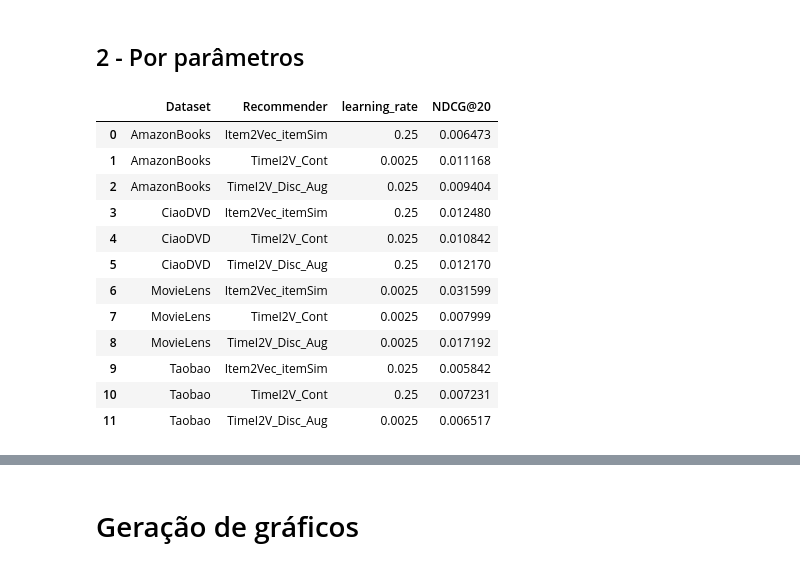
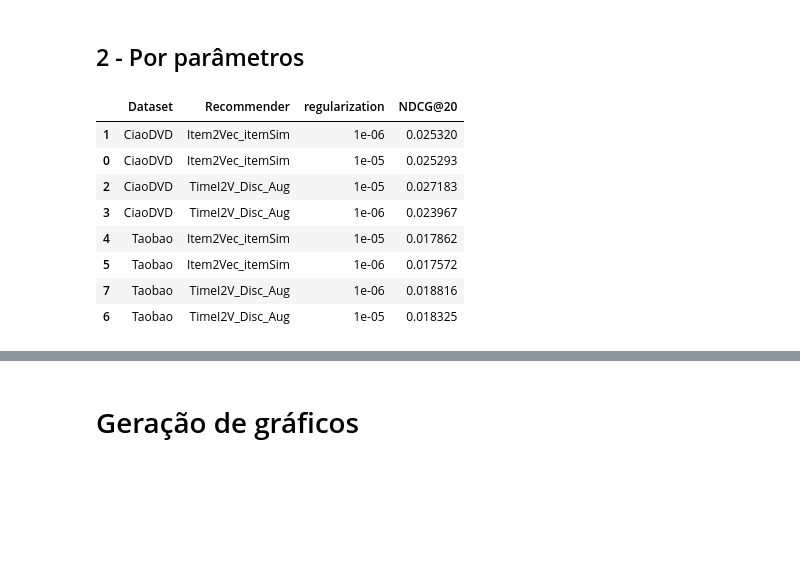
Before and after one commit to UFSCar-LaSID/tai2vec, a Jupyter notebook: Graficos_Bracis.ipynb, the cells around one changed output, grey strips where cells are left out. Saved outputs shown, nothing was run; the diff lists cells and outputs as text; code cells hidden in the pictures; blank space fills up the shorter version.

```diff
--- a/Graficos_Bracis.ipynb
+++ b/Graficos_Bracis.ipynb
@@ -59,7 +28,7 @@ best_column = 'NDCG@15'
 metric_type = ["Prec", "Rec", "F1_Score", "Hit_Rate", "NDCG"]
 top_k = [3, 5, 10, 20]
 
-main_path = "results/metrics/test"
+main_path = "results/metrics/validation"
 main_file = os.listdir(main_path)
 
 dataframes = []
@@ -85,10 +54,20 @@ metrics_df = pd.concat(dataframes, ignore_index=True)
 if (best_column == 'Mean'):
     metrics_df.insert(3,'Mean', metrics_df.mean(axis=1))
 
+param_dicts = metrics_df['Parameters'].str.split('@').apply(
+    lambda x: dict(param.split('=') for param in x)
+)
+
+params_df = pd.DataFrame(param_dicts.tolist())
+metrics_df = pd.concat([metrics_df, params_df], axis=1)
+#metrics_df.drop(columns=['Parameters'], inplace=True)
+
 if best_column in metrics_df.columns:
-    saida = metrics_df.loc[metrics_df.reset_index().groupby(['Dataset', 'Recommender'])[best_column].idxmax()].reset_index(drop=True)
+    best_metrics_df = metrics_df.loc[metrics_df.reset_index().groupby(['Dataset', 'Recommender'])[best_column].idxmax()].reset_index(drop=True)
 else:
     raise Exception("Coluna '" + best_column + "' não encontrada")
+
+metrics_df = metrics_df[['Dataset', 'Recommender', 'NDCG@20'] + list(params_df.columns)]
 # %% [markdown]
 # Análise de resultados
 # %% [markdown]
@@ -115,44 +96,33 @@ display(df_display)
 # %% [markdown]
 ## 2 - Por parâmetros
 # %%
-pd.set_option('display.max_rows', 100)
+pd.set_option('display.max_rows', 300)
 
 def metrics_per_parameter(df, df_name, parameters):
-
-    def extract_parameter_value(param_str, target_param):
-        params = dict(item.split('=') for item in param_str.split('@'))
-        return params.get(target_param, None)
 
     if df_name != 'all':
         df = df[df['Dataset'] == df_name].copy()
 
     df = df[df['Recommender'] != 'ALS']
     df = df[df['Recommender'] != 'BPR']
-
-    for parameter_name in parameters:
-        df[parameter_name] = df['Parameters'].apply(lambda x: extract_parameter_value(x, parameter_name))
 
     best_values = (
         df.groupby(['Dataset', 'Recommender'] + parameters)['NDCG@20']
         .max()
         .reset_index()
         .sort_values(by=['Dataset', 'Recommender', 'NDCG@20'], ascending=[True, True, False])
     )
 
     return best_values
 
-metrics_per_parameter(metrics_df, 'all', ['learning_rate'])
+metrics_per_parameter(metrics_df, 'all', ['regularization'])
 # %% [output]
-|  | Dataset | Recommender | learning_rate | NDCG@20 |
-| 0 | AmazonBooks | Item2Vec_itemSim | 0.25 | 0.006473 |
-| 1 | AmazonBooks | TimeI2V_Cont | 0.0025 | 0.011168 |
-| 2 | AmazonBooks | TimeI2V_Disc_Aug | 0.025 | 0.009404 |
-| 3 | CiaoDVD | Item2Vec_itemSim | 0.25 | 0.012480 |
-| 4 | CiaoDVD | TimeI2V_Cont | 0.025 | 0.010842 |
-| 5 | CiaoDVD | TimeI2V_Disc_Aug | 0.25 | 0.012170 |
-| 6 | MovieLens | Item2Vec_itemSim | 0.0025 | 0.031599 |
-| 7 | MovieLens | TimeI2V_Cont | 0.0025 | 0.007999 |
-| 8 | MovieLens | TimeI2V_Disc_Aug | 0.0025 | 0.017192 |
-| 9 | Taobao | Item2Vec_itemSim | 0.025 | 0.005842 |
-| 10 | Taobao | TimeI2V_Cont | 0.25 | 0.007231 |
-| 11 | Taobao | TimeI2V_Disc_Aug | 0.0025 | 0.006517 |
+|  | Dataset | Recommender | regularization | NDCG@20 |
+| 1 | CiaoDVD | Item2Vec_itemSim | 1e-06 | 0.025320 |
+| 0 | CiaoDVD | Item2Vec_itemSim | 1e-05 | 0.025293 |
+| 2 | CiaoDVD | TimeI2V_Disc_Aug | 1e-05 | 0.027183 |
+| 3 | CiaoDVD | TimeI2V_Disc_Aug | 1e-06 | 0.023967 |
+| 4 | Taobao | Item2Vec_itemSim | 1e-05 | 0.017862 |
+| 5 | Taobao | Item2Vec_itemSim | 1e-06 | 0.017572 |
+| 7 | Taobao | TimeI2V_Disc_Aug | 1e-06 | 0.018816 |
+| 6 | Taobao | TimeI2V_Disc_Aug | 1e-05 | 0.018325 |
```
Also changed, not shown: parts of 15 cells of this notebook, 16 other files.
